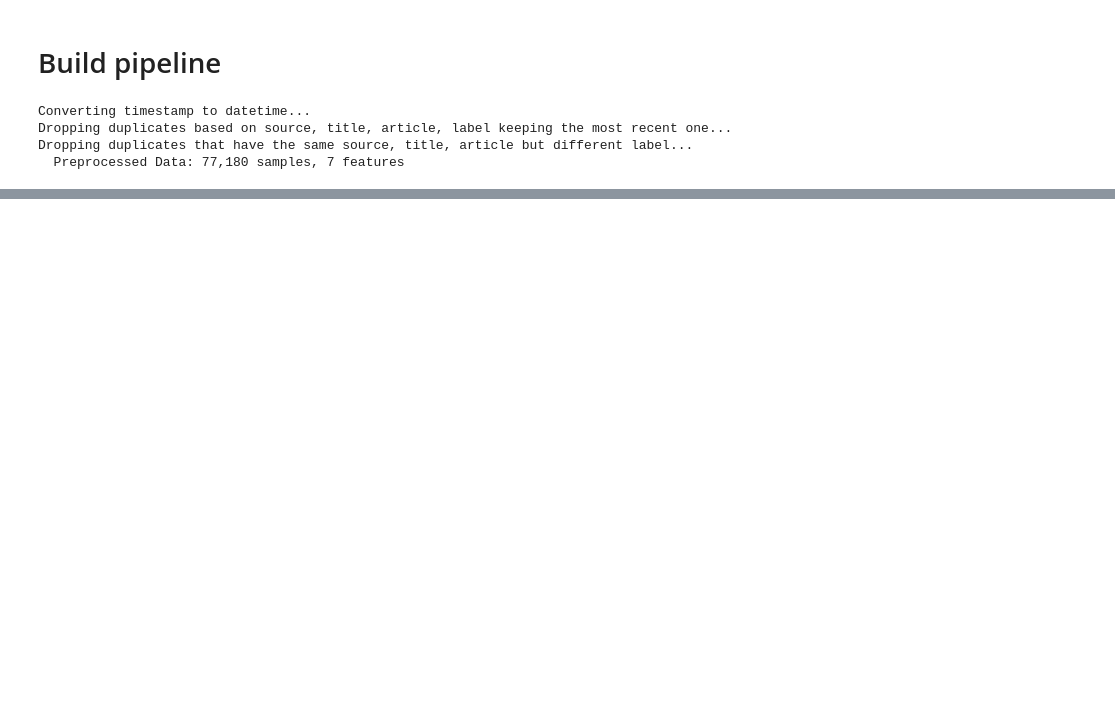
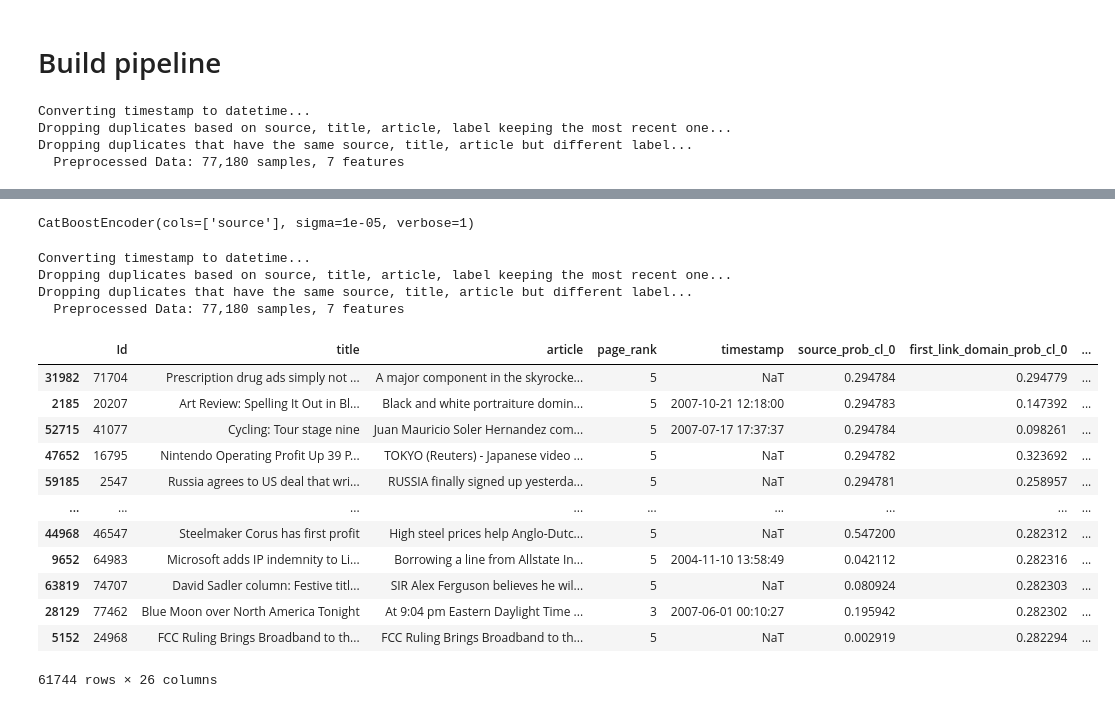
Before and after one commit to MottaDavide/news_classification, a Jupyter notebook: trial.ipynb, the cells around one changed output, grey strips where cells are left out. Saved outputs shown, nothing was run; the diff lists cells and outputs as text; code cells hidden in the pictures; blank space fills up the shorter version.

```diff
--- a/trial.ipynb
+++ b/trial.ipynb
@@ -153,0 +201,6 @@ KeyError: 'title_suffix'
+# %%
+CatBoostEnc = CatBoostEncoder(cols=['source'], return_df=True, verbose = 1, sigma = 1e-5)
+
+CatBoostEnc.fit(X_train, y_train)
+# %% [output]
+CatBoostEncoder(cols=['source'], sigma=1e-05, verbose=1)
@@ -153,0 +213,40 @@ KeyError: 'title_suffix'
+# %%
+from sklearn.model_selection import train_test_split
+
+
+df_clean = preprocessing_data(dev_df_original)
+df_clean = df_clean.sample(frac=1, random_state=42).reset_index(drop=True)
+df_clean = apply_domain_extraction(df_clean)
+df_clean = apply_title_extraction(df_clean)
+
+X = df_clean.drop('label', axis=1)
+y = df_clean['label']
+
+
+
+X_train, X_val, y_train, y_val = train_test_split(X, y, test_size=0.2, random_state=42, stratify=y, shuffle=True)
+# %% [output]
+Converting timestamp to datetime...
+Dropping duplicates based on source, title, article, label keeping the most recent one...
+Dropping duplicates that have the same source, title, article but different label...
+  Preprocessed Data: 77,180 samples, 7 features
+# %%
+text_encder = TextEncoder(cols=('source', 'first_link_domain','title_suffix'), sigma=1e-5)
+
+X_train_new = text_encder.fit_transform(X_train, y_train)
+# %%
+X_train_new
+# %% [output]
+|  | Id | title | article | page_rank | timestamp | source_prob_cl_0 | first_link_domain_prob_cl_0 | ... |
+| 31982 | 71704 | Prescription drug ads simply not ... | A major component in the skyrocke... | 5 | NaT | 0.294784 | 0.294779 | ... |
+| 2185 | 20207 | Art Review: Spelling It Out in Bl... | Black and white portraiture domin... | 5 | 2007-10-21 12:18:00 | 0.294783 | 0.147392 | ... |
+| 52715 | 41077 | Cycling: Tour stage nine | Juan Mauricio Soler Hernandez com... | 5 | 2007-07-17 17:37:37 | 0.294784 | 0.098261 | ... |
+| 47652 | 16795 | Nintendo Operating Profit Up 39 P... | TOKYO (Reuters) - Japanese video ... | 5 | NaT | 0.294782 | 0.323692 | ... |
+| 59185 | 2547 | Russia agrees to US deal that wri... | RUSSIA finally signed up yesterda... | 5 | NaT | 0.294781 | 0.258957 | ... |
+| ... | ... | ... | ... | ... | ... | ... | ... | ... |
+| 44968 | 46547 | Steelmaker Corus has first profit | High steel prices help Anglo-Dutc... | 5 | NaT | 0.547200 | 0.282312 | ... |
+| 9652 | 64983 | Microsoft adds IP indemnity to Li... | Borrowing a line from Allstate In... | 5 | 2004-11-10 13:58:49 | 0.042112 | 0.282316 | ... |
+| 63819 | 74707 | David Sadler column: Festive titl... | SIR Alex Ferguson believes he wil... | 5 | NaT | 0.080924 | 0.282303 | ... |
+| 28129 | 77462 | Blue Moon over North America Tonight | At 9:04 pm Eastern Daylight Time ... | 3 | 2007-06-01 00:10:27 | 0.195942 | 0.282302 | ... |
+| 5152 | 24968 | FCC Ruling Brings Broadband to th... | FCC Ruling Brings Broadband to th... | 5 | NaT | 0.002919 | 0.282294 | ... |
+61744 rows × 26 columns
```
Also changed, not shown: parts of 20 cells of this notebook, 1 other file.
